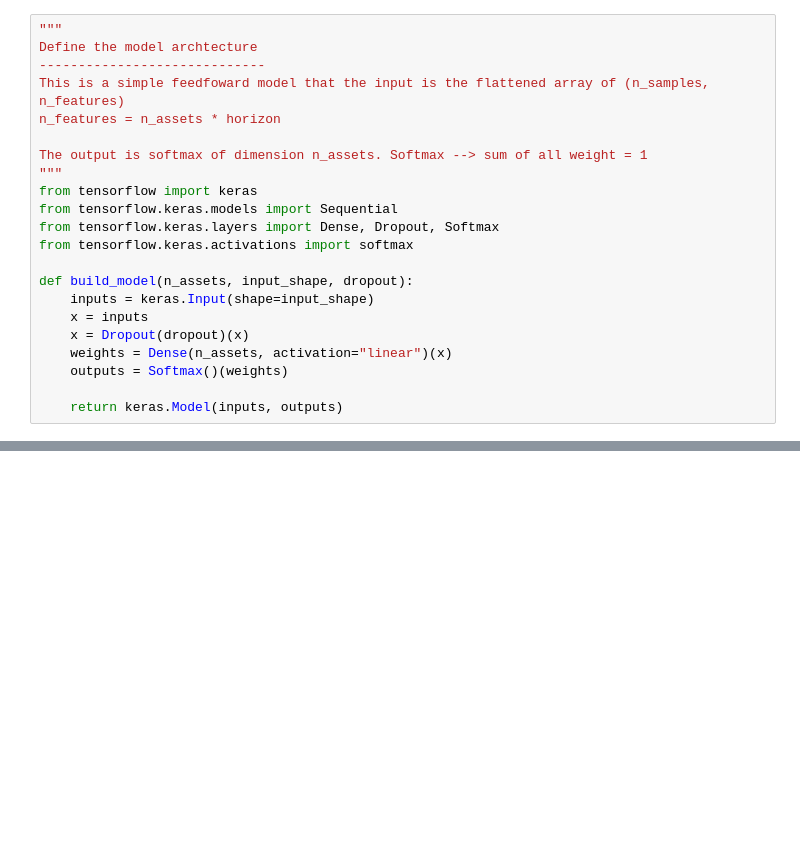
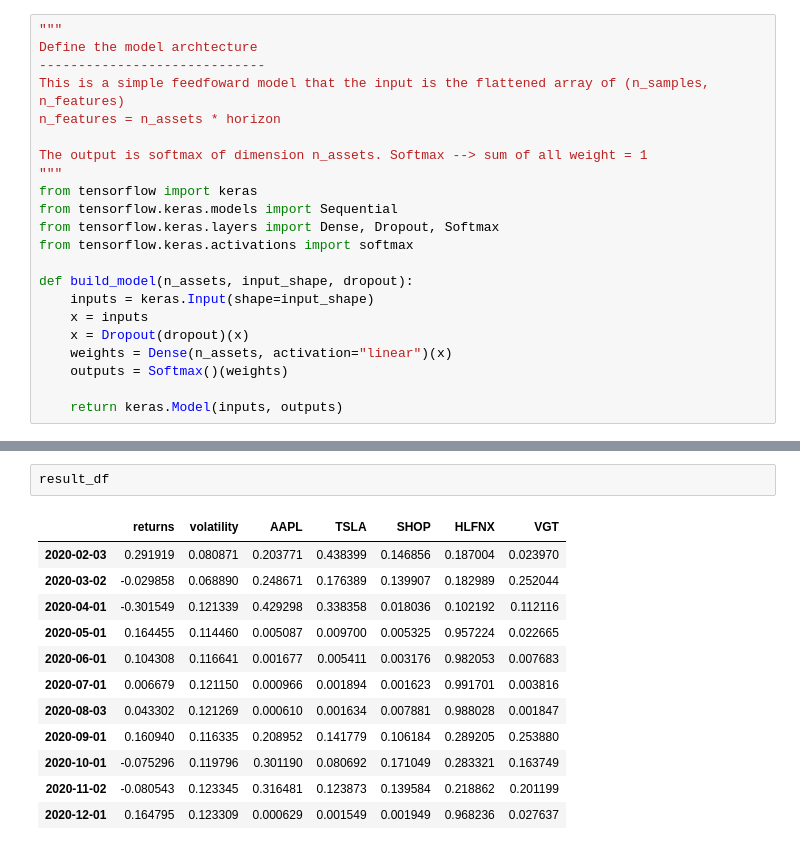
Before and after one commit to punnc/deepdow_poc, a Jupyter notebook: port_opt_poc.ipynb, the cells around one changed output, grey strips where cells are left out. Cells and saved outputs as stored; diff of their text form; blank space fills up the shorter version.

```diff
--- a/port_opt_poc.ipynb
+++ b/port_opt_poc.ipynb
@@ -403,0 +524,15 @@ plt.show()
+# %%
+result_df
+# %% [output]
+|  | returns | volatility | AAPL | TSLA | SHOP | HLFNX | VGT |
+| 2020-02-03 | 0.291919 | 0.080871 | 0.203771 | 0.438399 | 0.146856 | 0.187004 | 0.023970 |
+| 2020-03-02 | -0.029858 | 0.068890 | 0.248671 | 0.176389 | 0.139907 | 0.182989 | 0.252044 |
+| 2020-04-01 | -0.301549 | 0.121339 | 0.429298 | 0.338358 | 0.018036 | 0.102192 | 0.112116 |
+| 2020-05-01 | 0.164455 | 0.114460 | 0.005087 | 0.009700 | 0.005325 | 0.957224 | 0.022665 |
+| 2020-06-01 | 0.104308 | 0.116641 | 0.001677 | 0.005411 | 0.003176 | 0.982053 | 0.007683 |
+| 2020-07-01 | 0.006679 | 0.121150 | 0.000966 | 0.001894 | 0.001623 | 0.991701 | 0.003816 |
+| 2020-08-03 | 0.043302 | 0.121269 | 0.000610 | 0.001634 | 0.007881 | 0.988028 | 0.001847 |
+| 2020-09-01 | 0.160940 | 0.116335 | 0.208952 | 0.141779 | 0.106184 | 0.289205 | 0.253880 |
+| 2020-10-01 | -0.075296 | 0.119796 | 0.301190 | 0.080692 | 0.171049 | 0.283321 | 0.163749 |
+| 2020-11-02 | -0.080543 | 0.123345 | 0.316481 | 0.123873 | 0.139584 | 0.218862 | 0.201199 |
+| 2020-12-01 | 0.164795 | 0.123309 | 0.000629 | 0.001549 | 0.001949 | 0.968236 | 0.027637 |
```
Also changed, not shown: parts of 7 cells of this notebook.
